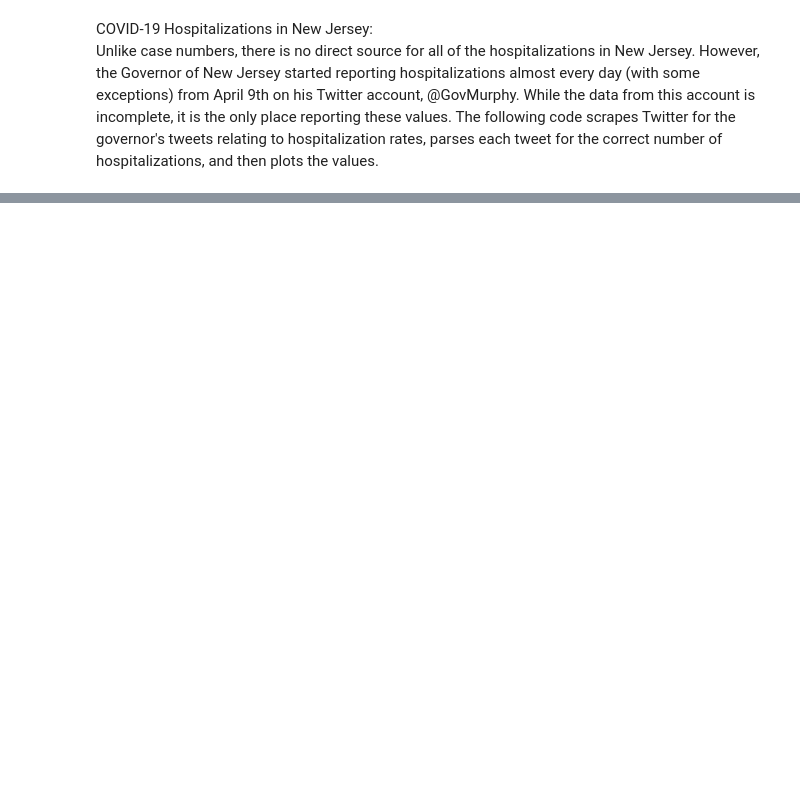
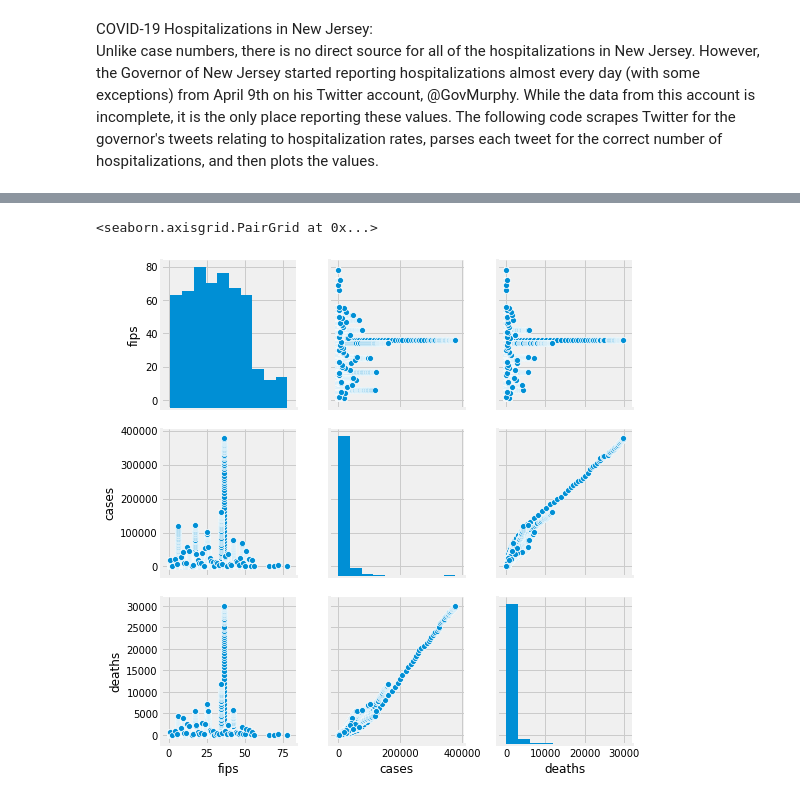
Before and after one commit to jaydenfont/NJ-COVID-19-Data, a Jupyter notebook: NewJerseyData.ipynb, the cells around one changed output, grey strips where cells are left out. Drawn from its saved outputs; the diff is of its cells as text; code cells hidden in the pictures; blank space fills up the shorter version.

```diff
--- a/NewJerseyData.ipynb
+++ b/NewJerseyData.ipynb
@@ -468,0 +472,5 @@ last updated at: 05/28/2020 08:19 PM
+# %%
+sns.pairplot(state)
+# %% [output]
+<seaborn.axisgrid.PairGrid at 0x...>
+[figure, added]
```
Also changed, not shown: parts of 4 cells of this notebook, 4 other files.
